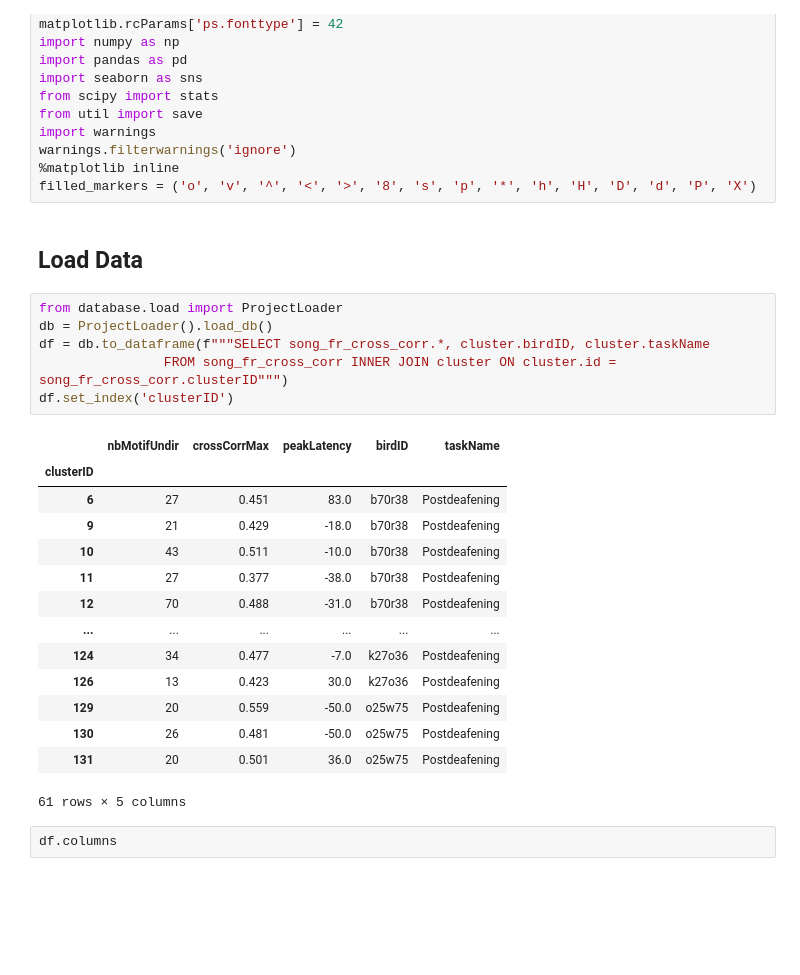
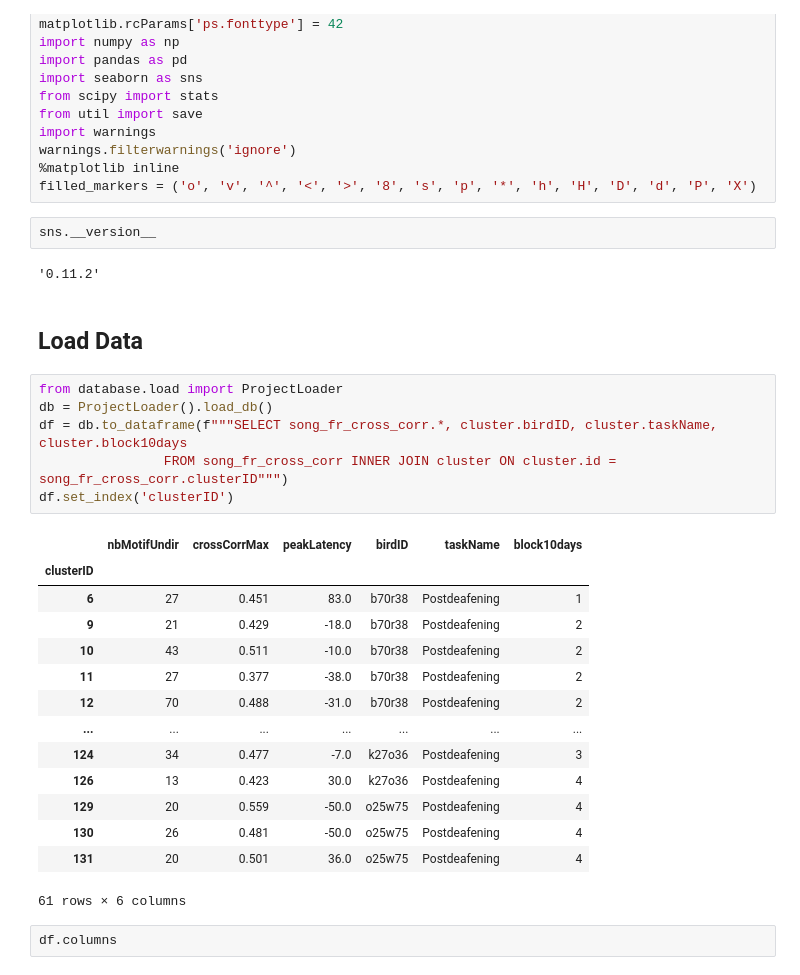
Before and after one commit to JaerongA/pyfinch, a Jupyter notebook: deafening/results/song_fr_cross_corr.ipynb, the cells around one changed output. Saved outputs shown, nothing was run; the diff lists cells and outputs as text; blank space fills up the shorter version.

```diff
--- a/deafening/results/song_fr_cross_corr.ipynb
+++ b/deafening/results/song_fr_cross_corr.ipynb
@@ -19,29 +19,33 @@ import warnings
 warnings.filterwarnings('ignore')
 %matplotlib inline
 filled_markers = ('o', 'v', '^', '<', '>', '8', 's', 'p', '*', 'h', 'H', 'D', 'd', 'P', 'X')
+# %%
+sns.__version__
+# %% [output]
+'0.11.2'
 # %% [markdown]
 ## Load Data
 # %%
 from database.load import ProjectLoader
 db = ProjectLoader().load_db()
-df = db.to_dataframe(f"""SELECT song_fr_cross_corr.*, cluster.birdID, cluster.taskName
+df = db.to_dataframe(f"""SELECT song_fr_cross_corr.*, cluster.birdID, cluster.taskName, cluster.block10days
                 FROM song_fr_cross_corr INNER JOIN cluster ON cluster.id = song_fr_cross_corr.clusterID""")
 df.set_index('clusterID')
 # %% [output]
-|  | nbMotifUndir | crossCorrMax | peakLatency | birdID | taskName |
-| clusterID |  |  |  |  |  |
-| 6 | 27 | 0.451 | 83.0 | b70r38 | Postdeafening |
-| 9 | 21 | 0.429 | -18.0 | b70r38 | Postdeafening |
-| 10 | 43 | 0.511 | -10.0 | b70r38 | Postdeafening |
-| 11 | 27 | 0.377 | -38.0 | b70r38 | Postdeafening |
-| 12 | 70 | 0.488 | -31.0 | b70r38 | Postdeafening |
-| ... | ... | ... | ... | ... | ... |
-| 124 | 34 | 0.477 | -7.0 | k27o36 | Postdeafening |
-| 126 | 13 | 0.423 | 30.0 | k27o36 | Postdeafening |
-| 129 | 20 | 0.559 | -50.0 | o25w75 | Postdeafening |
-| 130 | 26 | 0.481 | -50.0 | o25w75 | Postdeafening |
-| 131 | 20 | 0.501 | 36.0 | o25w75 | Postdeafening |
+|  | nbMotifUndir | crossCorrMax | peakLatency | birdID | taskName | block10days |
+| clusterID |  |  |  |  |  |  |
+| 6 | 27 | 0.451 | 83.0 | b70r38 | Postdeafening | 1 |
+| 9 | 21 | 0.429 | -18.0 | b70r38 | Postdeafening | 2 |
+| 10 | 43 | 0.511 | -10.0 | b70r38 | Postdeafening | 2 |
+| 11 | 27 | 0.377 | -38.0 | b70r38 | Postdeafening | 2 |
+| 12 | 70 | 0.488 | -31.0 | b70r38 | Postdeafening | 2 |
+| ... | ... | ... | ... | ... | ... | ... |
+| 124 | 34 | 0.477 | -7.0 | k27o36 | Postdeafening | 3 |
+| 126 | 13 | 0.423 | 30.0 | k27o36 | Postdeafening | 4 |
+| 129 | 20 | 0.559 | -50.0 | o25w75 | Postdeafening | 4 |
+| 130 | 26 | 0.481 | -50.0 | o25w75 | Postdeafening | 4 |
+| 131 | 20 | 0.501 | 36.0 | o25w75 | Postdeafening | 4 |
-61 rows × 5 columns
+61 rows × 6 columns
 # %%
 df.columns
 # %% [output]
```
Also changed, not shown: parts of 3 cells of this notebook, 4 other files.
